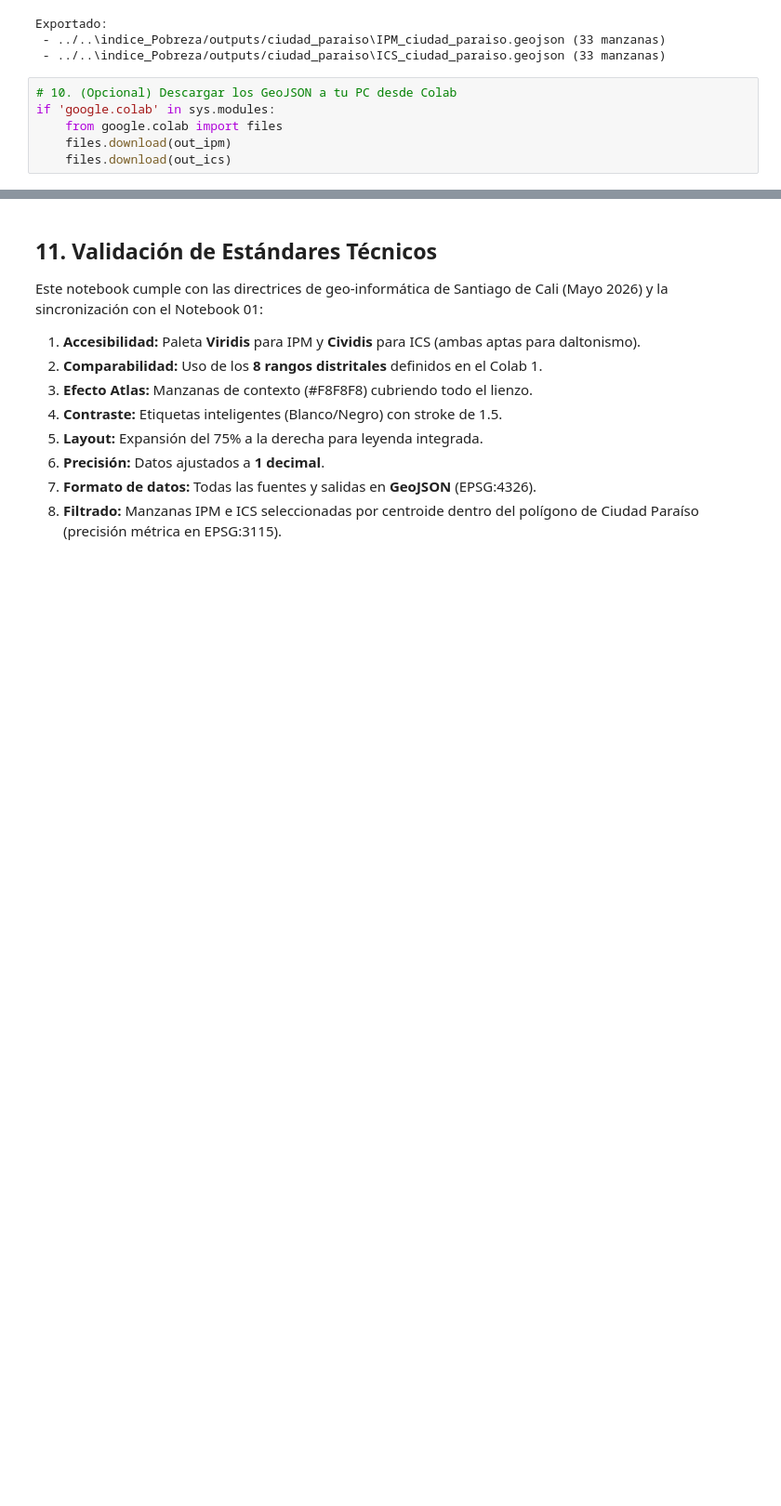
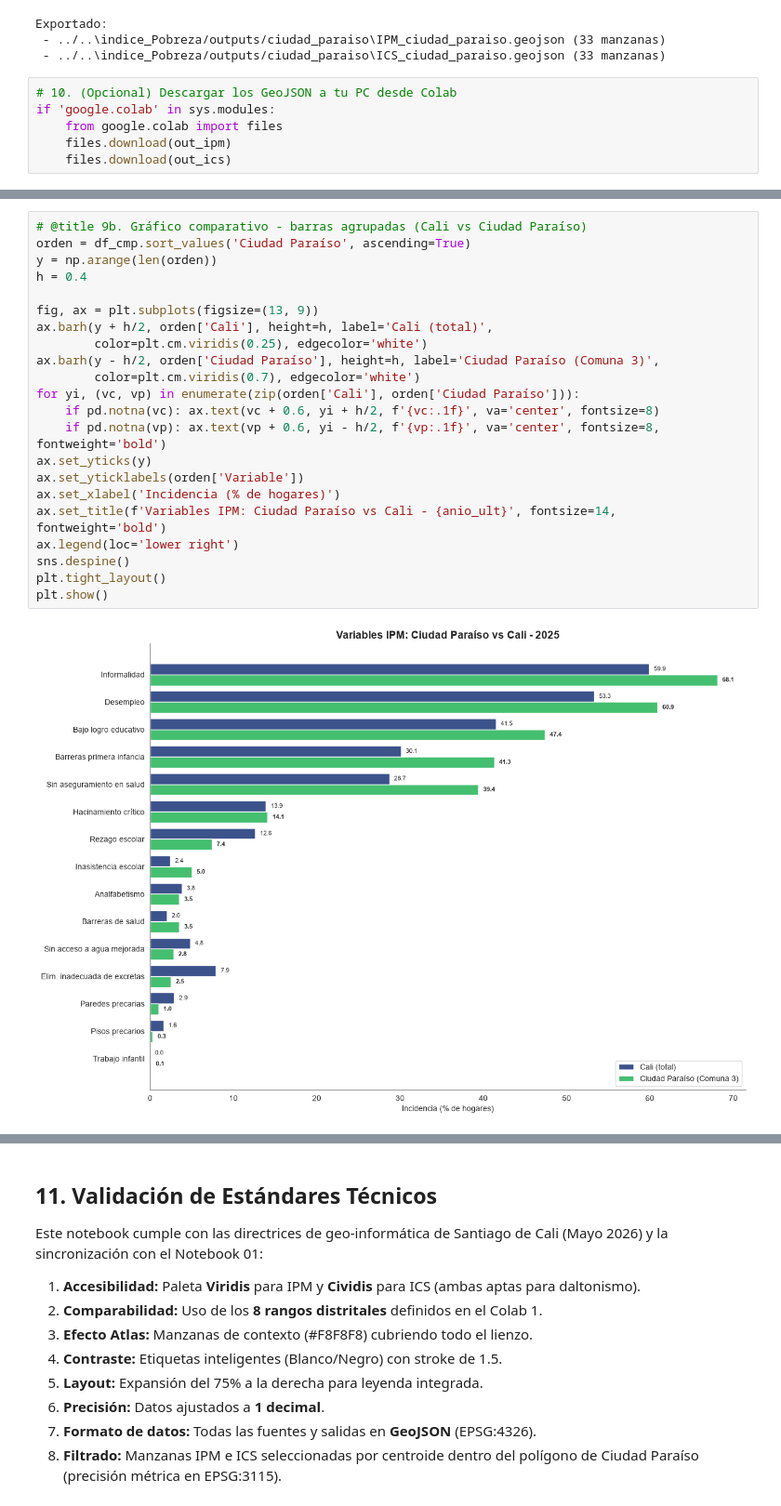
Before and after one commit to j0rg3c45/Pobreza_multidimensional_y_condicion_social, a Jupyter notebook: indice_Pobreza/notebooks_py/08_mapeo_ipm_ciudad_paraiso.ipynb, the cells around one changed output, grey strips where cells are left out. Shown at 93% size. Saved outputs shown, nothing was run; the diff lists cells and outputs as text; blank space fills up the shorter version.

```diff
--- a/indice_Pobreza/notebooks_py/08_mapeo_ipm_ciudad_paraiso.ipynb
+++ b/indice_Pobreza/notebooks_py/08_mapeo_ipm_ciudad_paraiso.ipynb
@@ -282,0 +368,24 @@ if 'google.colab' in sys.modules:
+# %%
+# @title 9b. Gráfico comparativo - barras agrupadas (Cali vs Ciudad Paraíso)
+orden = df_cmp.sort_values('Ciudad Paraíso', ascending=True)
+y = np.arange(len(orden))
+h = 0.4
+
+fig, ax = plt.subplots(figsize=(13, 9))
+ax.barh(y + h/2, orden['Cali'], height=h, label='Cali (total)',
+        color=plt.cm.viridis(0.25), edgecolor='white')
+ax.barh(y - h/2, orden['Ciudad Paraíso'], height=h, label='Ciudad Paraíso (Comuna 3)',
+        color=plt.cm.viridis(0.7), edgecolor='white')
+for yi, (vc, vp) in enumerate(zip(orden['Cali'], orden['Ciudad Paraíso'])):
+    if pd.notna(vc): ax.text(vc + 0.6, yi + h/2, f'{vc:.1f}', va='center', fontsize=8)
+    if pd.notna(vp): ax.text(vp + 0.6, yi - h/2, f'{vp:.1f}', va='center', fontsize=8, fontweight='bold')
+ax.set_yticks(y)
+ax.set_yticklabels(orden['Variable'])
+ax.set_xlabel('Incidencia (% de hogares)')
+ax.set_title(f'Variables IPM: Ciudad Paraíso vs Cali - {anio_ult}', fontsize=14, fontweight='bold')
+ax.legend(loc='lower right')
+sns.despine()
+plt.tight_layout()
+plt.show()
+# %% [output]
+[figure, added]
```
Also changed, not shown: parts of 3 cells of this notebook.
